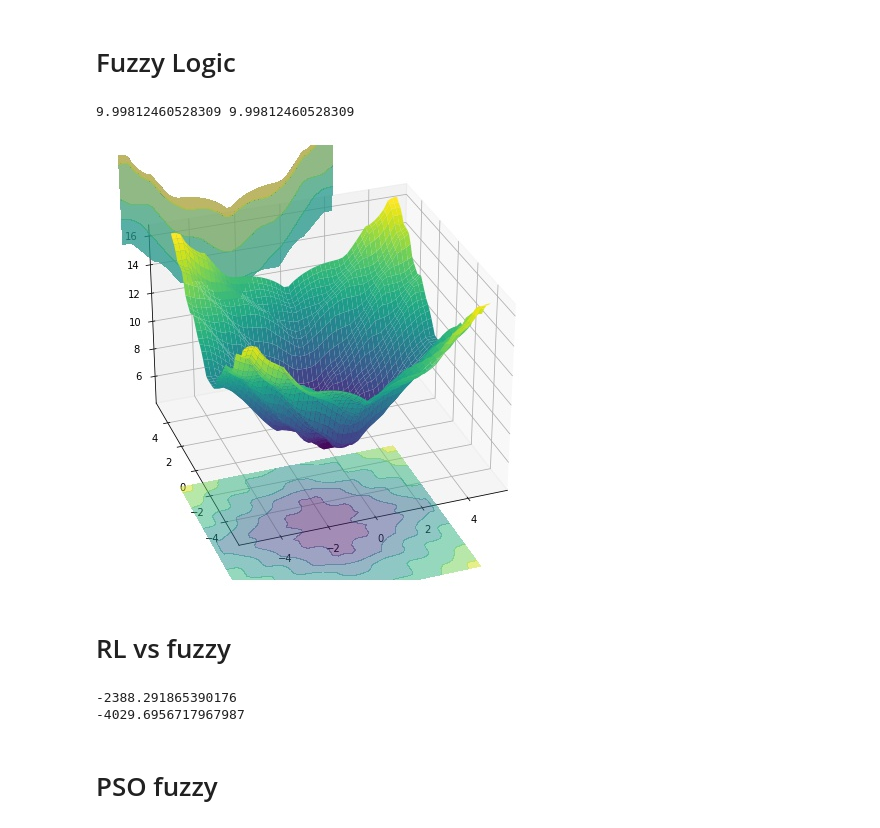
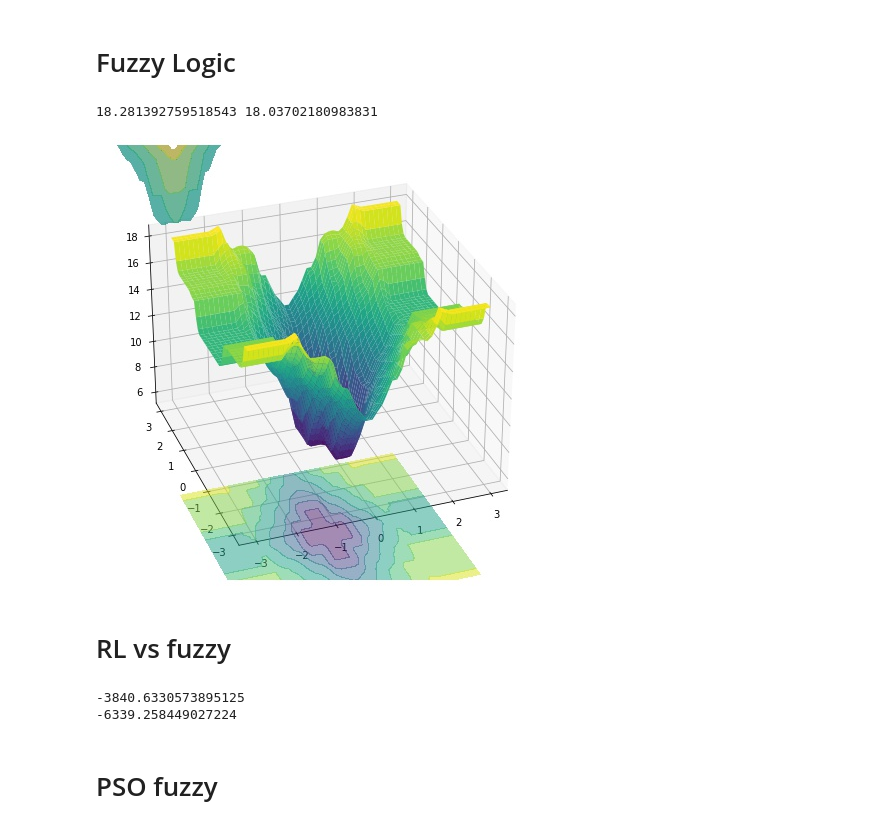
Before and after one commit to AndyRay1998/U-model-based-Adaptive-Sliding-Mode-Control-Using-a-Deep-Deterministic-Policy-Gradient, a Jupyter notebook: DDPG official-timevarying target 6-Copy14.ipynb, the cells around one changed output. Cells and saved outputs as stored; diff of their text form; code cells hidden in the pictures.

```diff
--- a/DDPG official-timevarying target 6-Copy14.ipynb
+++ b/DDPG official-timevarying target 6-Copy14.ipynb
@@ -451,6 +460,15 @@ KeyboardInterrupt:
 # %% [markdown]
 # load model
 # %%
+env = PendulumSMCEnv()
+# reproducible
+env.seed(RANDOM_SEED)
+np.random.seed(RANDOM_SEED)
+tf.random.set_seed(RANDOM_SEED)
+state_dim = env.observation_space.shape[0]
+action_dim = env.action_space.shape[0]
+action_range = env.action_space.high  # scale action, [-action_range, action_range]
+
 agent = DDPG(action_dim, state_dim, action_range)
 agent.actor = tf.keras.models.load_model('2022-02-02-1-Noise-Sine-SMC-actor.hdf5', compile=False)
 # %% [output]
@@ -521,7 +539,7 @@ for episode in range(1):
         th_r.append(target[0])
         thdot_r.append(target[1])
 
-        state, reward, done, info, torque, s = env.step(agent.get_action(state, greedy=True), target, noise)
+        state, reward, done, info, torque, s = env.step(agent.get_action(state, greedy=True), target, 0)
 
         th_list.append(state[0])
         thdot_list.append(state[1])
@@ -568,9 +586,12 @@ for episode in range(1):
         target = np.array([0, 0, 0])
 
 
-        state, reward, done, info, torque, s = env.step([100000000000, 6.05052635], target, noise)
-        # state, reward, done, info, torque, s = env.step([20, 20], target, noise) # same cost with training
-        # state, reward, done, info, torque, s = env.step([13.43, 20], target, noise) # cost = sum abs(s)
+        # state, reward, done, info, torque, s = env.step([1000000000000, 2.311], target, noise) # sine2 wave init2
+        state, reward, done, info, torque, s = env.step([100000000000, 6.155], target, 0) # 0 target init2
+        # state, reward, done, info, torque, s = env.step([1.25, 14], target, noise) # 0 target init2
+        # state, reward, done, info, torque, s = env.step([9.816, 20], target, noise) # sine2 wave init2
+        # state, reward, done, info, torque, s = env.step([8.958, 20], target, noise) # sine2 + 0 init2
+        # state, reward, done, info, torque, s = env.step([9.129, 20], target, noise)
 
 
         th_list2.append(state[0])
@@ -663,12 +813,0 @@ plt.legend()
-# %%
-action_1 = []
-action_2 = []
-for i in range(len(action_l2)):
-    action_1.append(action_l2[i][0])
-    action_2.append(action_l2[i][1])
-
-plt.suptitle('Model Output')
-plt.plot(time_list, action_1, label="1st output")
-plt.plot(time_list, action_2, label="2nd output", linestyle='dashed')
-plt.xlabel('time/s')
-plt.legend()
@@ -1199,9 +1226,9 @@ system = ctrl.ControlSystem(rules=[rule10, rule11, rule12, rule20, rule21, rule2
 
 sim = ctrl.ControlSystemSimulation(system)
 # %%
-sim.input['error'] = 5
+sim.input['error'] = 2
 
-sim.input['vel_error'] = 15
+sim.input['vel_error'] = 4
 
 sim.compute()   # 运行系统
 
@@ -1214,7 +1241,7 @@ output_thick = sim.output['thick']
 
 print(output_gain, output_thick)
 # %% [output]
-9.99812460528309 9.99812460528309
+18.281392759518543 18.03702180983831
 # %%
 """
 View the control space
@@ -1223,45 +1250,45 @@ With helpful use of Matplotlib and repeated simulations, we can observe what
 the entire control system surface looks like in three dimensions!
 """
 # We can simulate at higher resolution with full accuracy
-upsampled = np.linspace(-5, 5, 50)
+upsampled = np.linspace(-3, 3, 50)
 x, y = np.meshgrid(upsampled, upsampled)
 z1 = np.zeros_like(x)
 z2 = np.zeros_like(x)
 
 # Loop through the system 21*21 times to collect the control surface
 for i in range(50):
     for j in range(50):
         sim.input['error'] = abs(x[i, j])
         sim.input['vel_error'] = abs(y[i, j])
         sim.compute()
         z1[i, j] = sim.output['gain']
         z2[i, j] = sim.output['thick']
 
 # Plot the result in pretty 3D with alpha blending
 import matplotlib.pyplot as plt  # noqa: E402
 
 # Required for 3D plotting
 from mpl_toolkits.mplot3d import Axes3D  # noqa: F401,E402
 
 fig = plt.figure(figsize=(8, 8))
 ax = fig.add_subplot(111, projection='3d')
 
 surf = ax.plot_surface(x, y, z1, rstride=1, cstride=1, cmap='viridis',
                        linewidth=0.4, antialiased=True)
 
 cset = ax.contourf(x, y, z1, zdir='z', offset=-2, cmap='viridis', alpha=0.5)
 # cset = ax.contourf(x, y, z1, zdir='x', offset=3, cmap='viridis', alpha=0.5)
 cset = ax.contourf(x, y, z1, zdir='y', offset=13, cmap='viridis', alpha=0.5)
 
 ax.view_init(30, 250)
 # %% [output]
-[figure, old version]
+[figure, new version]
 # %% [markdown]
 # RL vs fuzzy
 # %%
 env = PendulumSMCEnv()
 # sampling time
-env.dt=0.005
+env.dt = 0.005
 
 th_r = []
 thdot_r = []
@@ -1272,7 +1299,7 @@ thdot_list = []
 action_l = []
 torque_l = []
 s_l = []
-eth_list =[]
+eth_list = []
 ethdot_list=[]
 time_list = []
 
@@ -1284,11 +1311,12 @@ for episode in range(1):
 
     # RL-SMC
     for step in range(4000):
-        noise = (np.random.random()-0.5) * 0.2
+        noise = (np.random.random()-0.5) * 0.02
         # env.render()
         # Target specification
-        target = np.array([2 * np.sin(step*env.dt), 2 * np.cos(step*env.dt), -2 * np.sin(step*env.dt)])
-        # target = np.array([0, 0, 0])
+        # target = np.array([2 * np.sin(step*env.dt), 2 * np.cos(step*env.dt), -2 * np.sin(step*env.dt)])
+        # target = np.array([np.sin(step*env.dt), np.cos(step*env.dt), - np.sin(step*env.dt)])
+        target = np.array([0, 0, 0])
 
 
         th_r.append(target[0])
@@ -1305,7 +1333,8 @@ for episode in range(1):
 
         action = [output_gain, output_thick]
 
-        state, reward, done, info, torque, s = env.step(action, target, noise)
+        state, reward, done, info, torque, s = env.step(action, target, 0)
+        # state, reward, done, info, torque, s = env.step([10.6,10.6], target, 0)
 
         th_list.append(state[0])
         thdot_list.append(state[1])
@@ -1345,16 +1374,18 @@ for episode in range(1):
     # pure SMC
     for step in range(4000):
         # env.render()
-        noise = (np.random.random()-0.5) * 0.2
+        noise = (np.random.random()-0.5) * 0.02
 
         # Target specification
-        target = np.array([2 * np.sin(step*env.dt), 2 * np.cos(step*env.dt), -2 * np.sin(step*env.dt)])
-        # target = np.array([0, 0, 0])
+        # target = np.array([2 * np.sin(step*env.dt), 2 * np.cos(step*env.dt), -2 * np.sin(step*env.dt)])
+        # target = np.array([np.sin(step*env.dt), np.cos(step*env.dt), - np.sin(step*env.dt)])
+        target = np.array([0, 0, 0])
 
-        state, reward, done, info, torque, s = env.step(agent.get_action(state, greedy=True), target, noise)
+        # state, reward, done, info, torque, s = env.step(agent.get_action(state, greedy=True), target, 0)
+        # state, reward, done, info, torque, s = env.step([10,10], target, 0)
         # state, reward, done, info, torque, s = env.step([100000000000, 6.05052635], target, noise)
         # state, reward, done, info, torque, s = env.step([20, 20], target, noise) # same cost with training
-        # state, reward, done, info, torque, s = env.step([13.43, 20], target, noise) # cost = sum abs(s)
+        state, reward, done, info, torque, s = env.step([13.43, 20], target, noise) # cost = sum abs(s)
 
 
         th_list2.append(state[0])
@@ -1379,8 +1410,8 @@ for episode in range(1):
     '''
     print(episode_reward)
 # %% [output]
--2388.291865390176
--4029.6956717967987
+-3840.6330573895125
+-6339.258449027224
 # %% [markdown]
 # PSO fuzzy
 # %%
```
Also changed, not shown: parts of 38 cells of this notebook.
